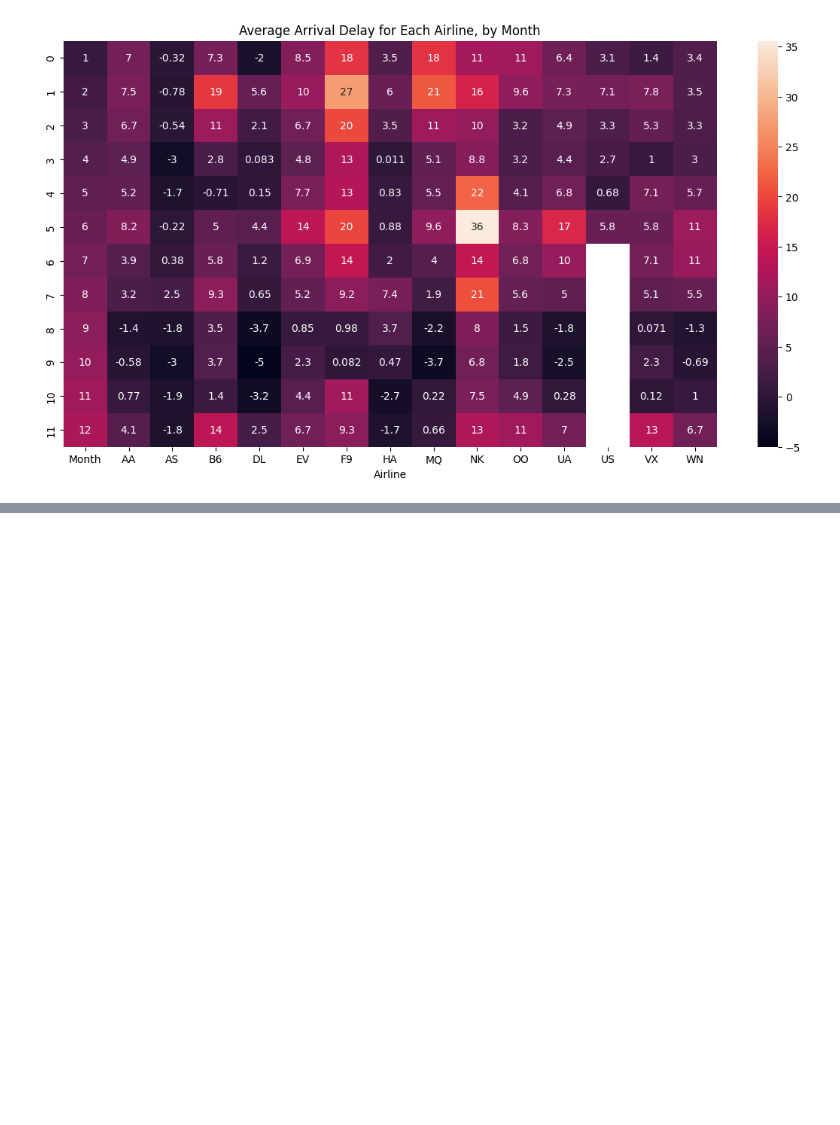
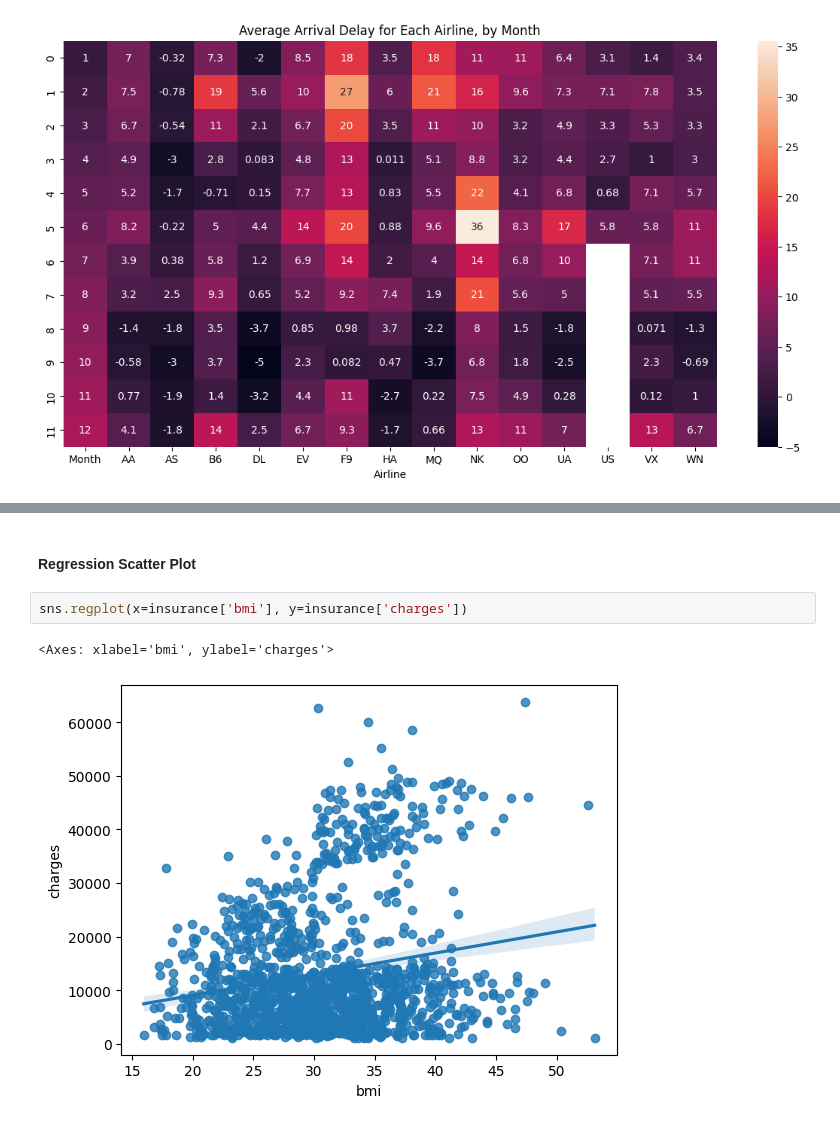
Before and after one commit to dianamatkava/ml-ds-projects, a Jupyter notebook: Data Visualization.ipynb, the cells around one changed output, grey strips where cells are left out. Saved outputs shown, nothing was run; the diff lists cells and outputs as text; blank space fills up the shorter version.

```diff
--- a/Data Visualization.ipynb
+++ b/Data Visualization.ipynb
@@ -101,0 +133,7 @@ Text(0.5, 47.7222222222222, 'Airline')
+# %% [markdown]
+#### Regression Scatter Plot
+# %%
+sns.regplot(x=insurance['bmi'], y=insurance['charges'])
+# %% [output]
+<Axes: xlabel='bmi', ylabel='charges'>
+[figure, added]
```
Also changed, not shown: parts of 10 cells of this notebook, 1 other file.
